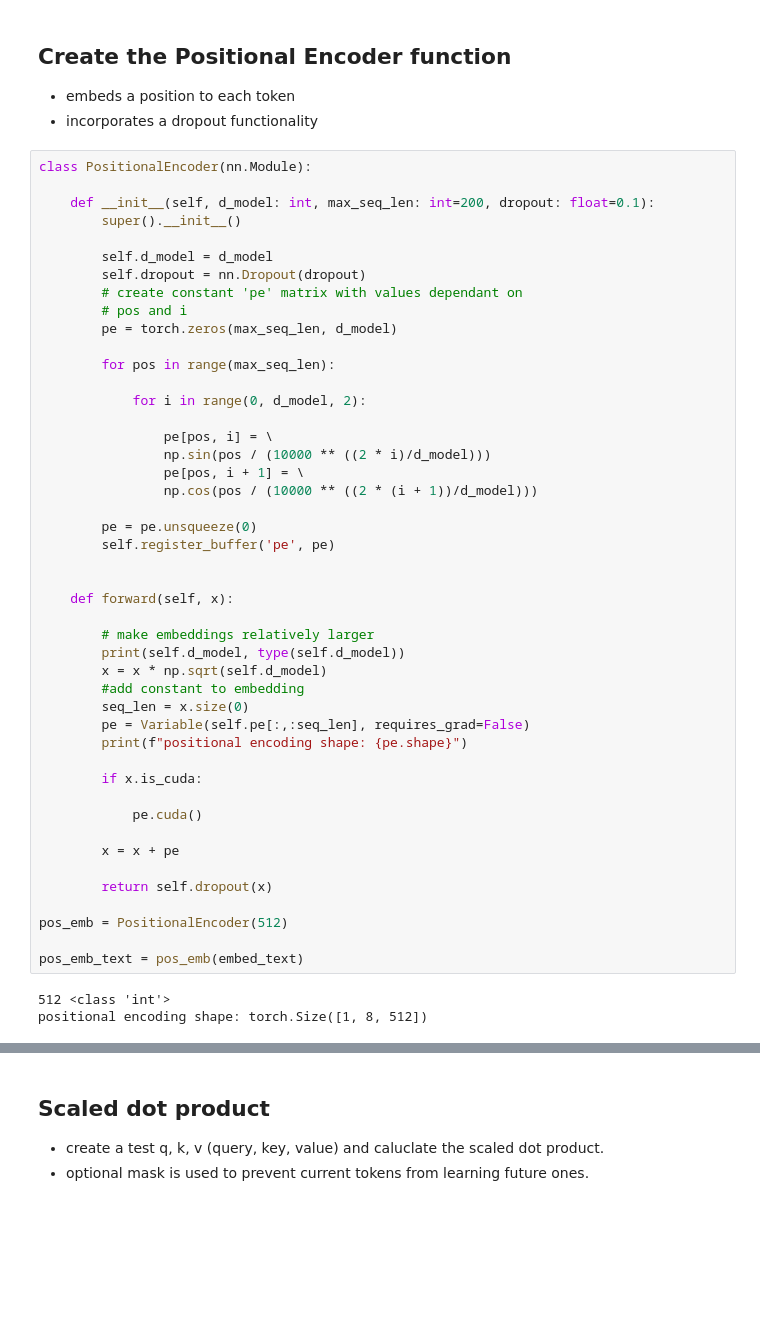
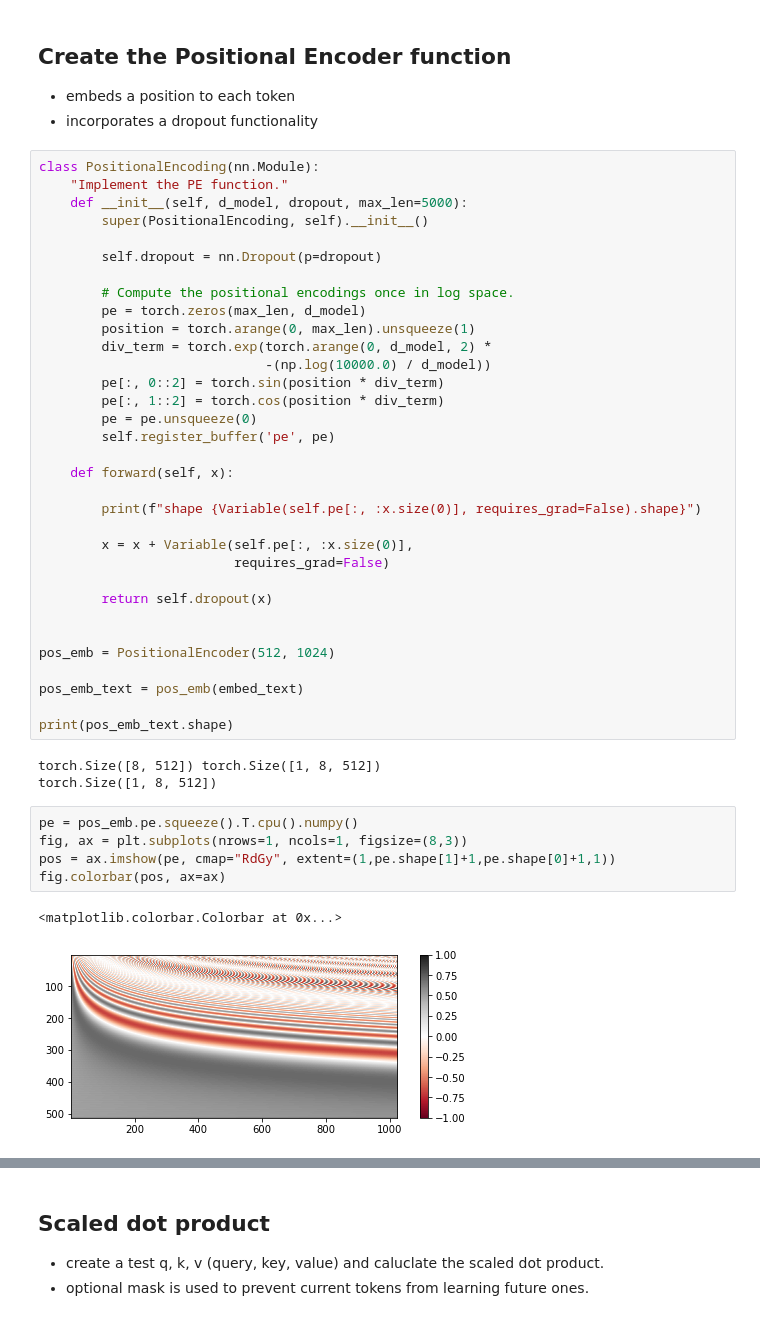
Before and after one commit to JKutt/transformers_segmentation, a Jupyter notebook: building_transformer_overview.ipynb, the cells around one changed output, grey strips where cells are left out. Drawn from its saved outputs; the diff is of its cells as text; blank space fills up the shorter version.

```diff
--- a/building_transformer_overview.ipynb
+++ b/building_transformer_overview.ipynb
@@ -56,51 +63,46 @@ embed_text = embed(sentence_torch)
 - embeds a position to each token
 - incorporates a dropout functionality
 # %%
-class PositionalEncoder(nn.Module):
+class PositionalEncoding(nn.Module):
+    "Implement the PE function."
+    def __init__(self, d_model, dropout, max_len=5000):
+        super(PositionalEncoding, self).__init__()
 
-    def __init__(self, d_model: int, max_seq_len: int=200, dropout: float=0.1):
-        super().__init__()
+        self.dropout = nn.Dropout(p=dropout)
 
-        self.d_model = d_model
-        self.dropout = nn.Dropout(dropout)
-        # create constant 'pe' matrix with values dependant on
-        # pos and i
-        pe = torch.zeros(max_seq_len, d_model)
-
-        for pos in range(max_seq_len):
-
-            for i in range(0, d_model, 2):
-
-                pe[pos, i] = \
-                np.sin(pos / (10000 ** ((2 * i)/d_model)))
-                pe[pos, i + 1] = \
-                np.cos(pos / (10000 ** ((2 * (i + 1))/d_model)))
-
+        # Compute the positional encodings once in log space.
+        pe = torch.zeros(max_len, d_model)
+        position = torch.arange(0, max_len).unsqueeze(1)
+        div_term = torch.exp(torch.arange(0, d_model, 2) *
+                             -(np.log(10000.0) / d_model))
+        pe[:, 0::2] = torch.sin(position * div_term)
+        pe[:, 1::2] = torch.cos(position * div_term)
         pe = pe.unsqueeze(0)
         self.register_buffer('pe', pe)
 
-
     def forward(self, x):
 
-        # make embeddings relatively larger
-        print(self.d_model, type(self.d_model))
-        x = x * np.sqrt(self.d_model)
-        #add constant to embedding
-        seq_len = x.size(0)
-        pe = Variable(self.pe[:,:seq_len], requires_grad=False)
-        print(f"positional encoding shape: {pe.shape}")
+        print(f"shape {Variable(self.pe[:, :x.size(0)], requires_grad=False).shape}")
 
-        if x.is_cuda:
-
-            pe.cuda()
-
-        x = x + pe
+        x = x + Variable(self.pe[:, :x.size(0)],
+                         requires_grad=False)
 
         return self.dropout(x)
 
-pos_emb = PositionalEncoder(512)
+
+pos_emb = PositionalEncoder(512, 1024)
 
 pos_emb_text = pos_emb(embed_text)
+
+print(pos_emb_text.shape)
 # %% [output]
-512 <class 'int'>
-positional encoding shape: torch.Size([1, 8, 512])
+torch.Size([8, 512]) torch.Size([1, 8, 512])
+torch.Size([1, 8, 512])
+# %%
+pe = pos_emb.pe.squeeze().T.cpu().numpy()
+fig, ax = plt.subplots(nrows=1, ncols=1, figsize=(8,3))
+pos = ax.imshow(pe, cmap="RdGy", extent=(1,pe.shape[1]+1,pe.shape[0]+1,1))
+fig.colorbar(pos, ax=ax)
+# %% [output]
+<matplotlib.colorbar.Colorbar at 0x...>
+[figure, added]
```
Also changed, not shown: parts of 6 cells of this notebook.
